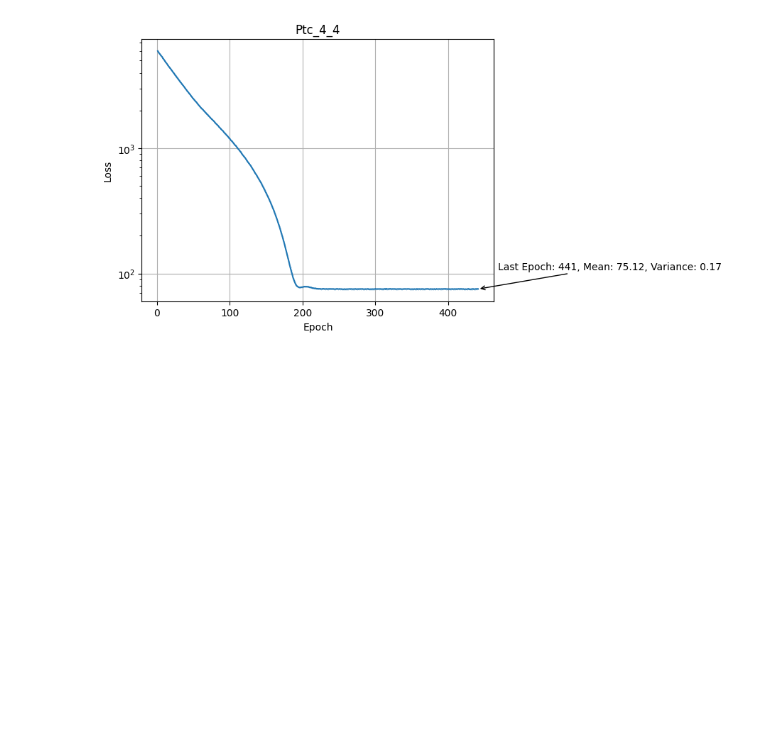
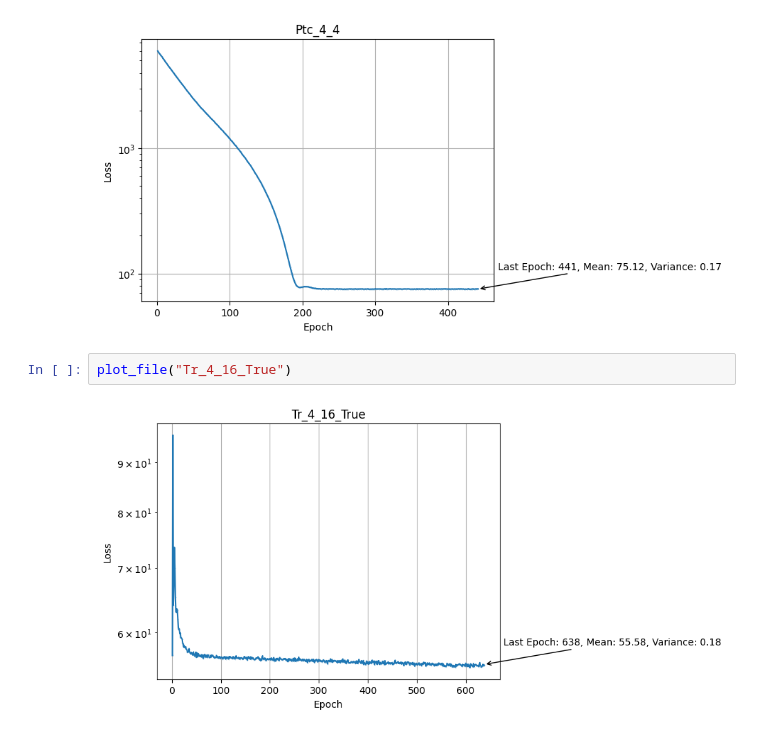
Before and after one commit to NiklasBliemel/gauge-equivariant-attention, a Jupyter notebook: 0Plots.ipynb, the cells around one changed output. Drawn from its saved outputs; the diff is of its cells as text; blank space fills up the shorter version.

```diff
--- a/0Plots.ipynb
+++ b/0Plots.ipynb
@@ -16,3 +20,7 @@ plot_file("tr_gmres_4_16_True")
 plot_file("Ptc_4_4")
 # %% [output]
 [figure]
+# %%
+plot_file("Tr_4_16_True")
+# %% [output]
+[figure, added]
```
Also changed, not shown: parts of 1 cell of this notebook, 13 other files.
